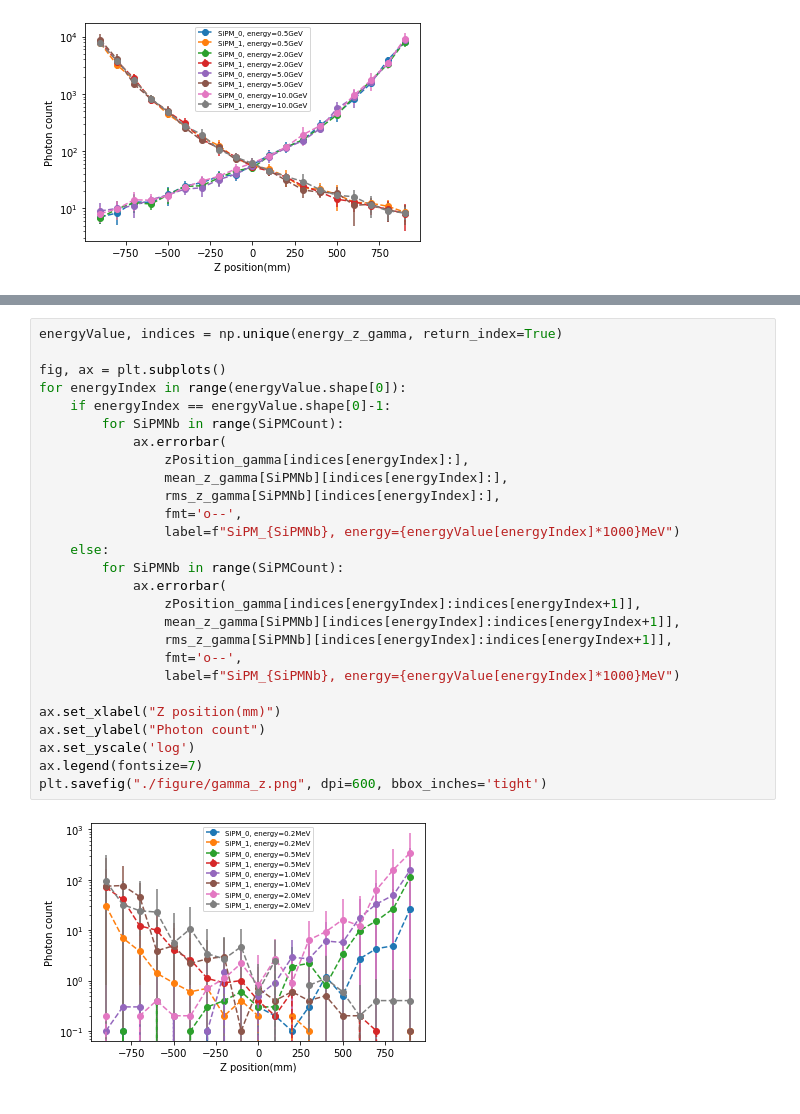
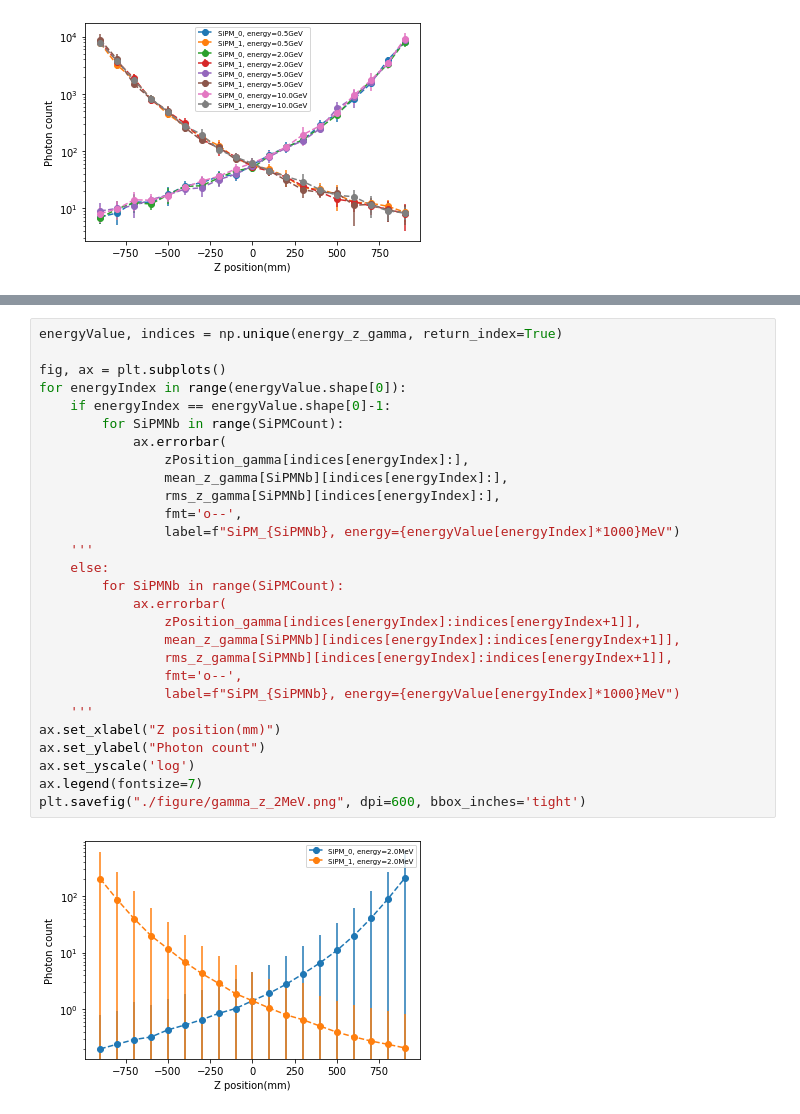
Before and after one commit to mhliu0001/MuonVeto, a Jupyter notebook: analysis/analysis.ipynb, the cells around one changed output, grey strips where cells are left out. Drawn from its saved outputs; the diff is of its cells as text.

```diff
--- a/analysis/analysis.ipynb
+++ b/analysis/analysis.ipynb
@@ -100,29 +102,30 @@ plt.savefig("./figure/muon_x.png", dpi=600, bbox_inches='tight')
 # %%
 energyValue, indices = np.unique(energy_z_gamma, return_index=True)
 
 fig, ax = plt.subplots()
 for energyIndex in range(energyValue.shape[0]):
     if energyIndex == energyValue.shape[0]-1:
         for SiPMNb in range(SiPMCount):
             ax.errorbar(
                 zPosition_gamma[indices[energyIndex]:],
                 mean_z_gamma[SiPMNb][indices[energyIndex]:],
                 rms_z_gamma[SiPMNb][indices[energyIndex]:],
                 fmt='o--',
                 label=f"SiPM_{SiPMNb}, energy={energyValue[energyIndex]*1000}MeV")
+    '''
     else:
         for SiPMNb in range(SiPMCount):
             ax.errorbar(
                 zPosition_gamma[indices[energyIndex]:indices[energyIndex+1]],
                 mean_z_gamma[SiPMNb][indices[energyIndex]:indices[energyIndex+1]],
                 rms_z_gamma[SiPMNb][indices[energyIndex]:indices[energyIndex+1]],
                 fmt='o--',
                 label=f"SiPM_{SiPMNb}, energy={energyValue[energyIndex]*1000}MeV")
-
+    '''
 ax.set_xlabel("Z position(mm)")
 ax.set_ylabel("Photon count")
 ax.set_yscale('log')
 ax.legend(fontsize=7)
-plt.savefig("./figure/gamma_z.png", dpi=600, bbox_inches='tight')
+plt.savefig("./figure/gamma_z_2MeV.png", dpi=600, bbox_inches='tight')
 # %% [output]
-[figure, old version]
+[figure, new version]
```
Also changed, not shown: parts of 2 cells of this notebook, 6 other files.
